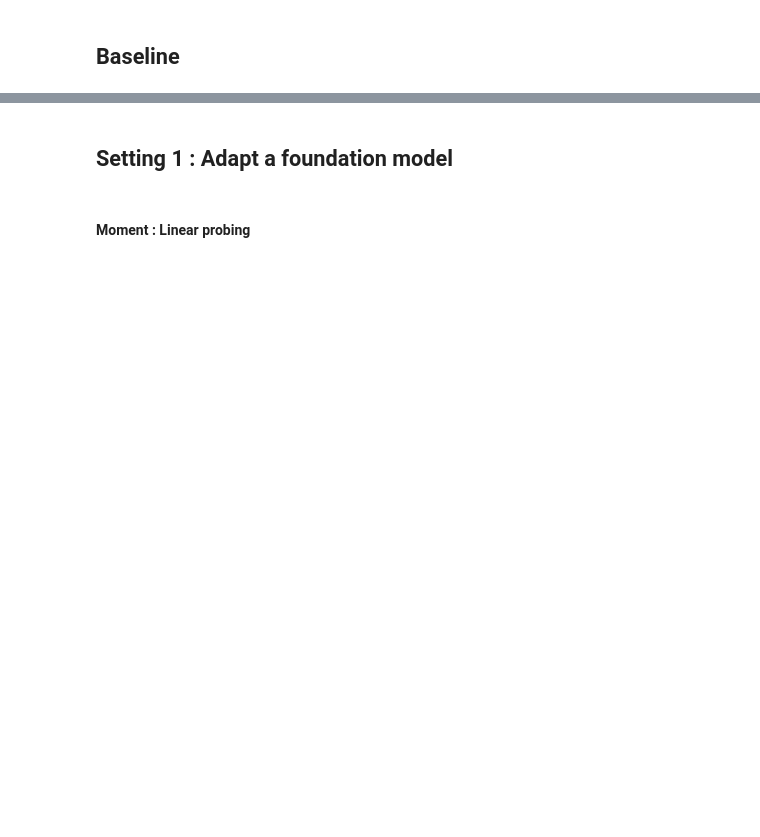
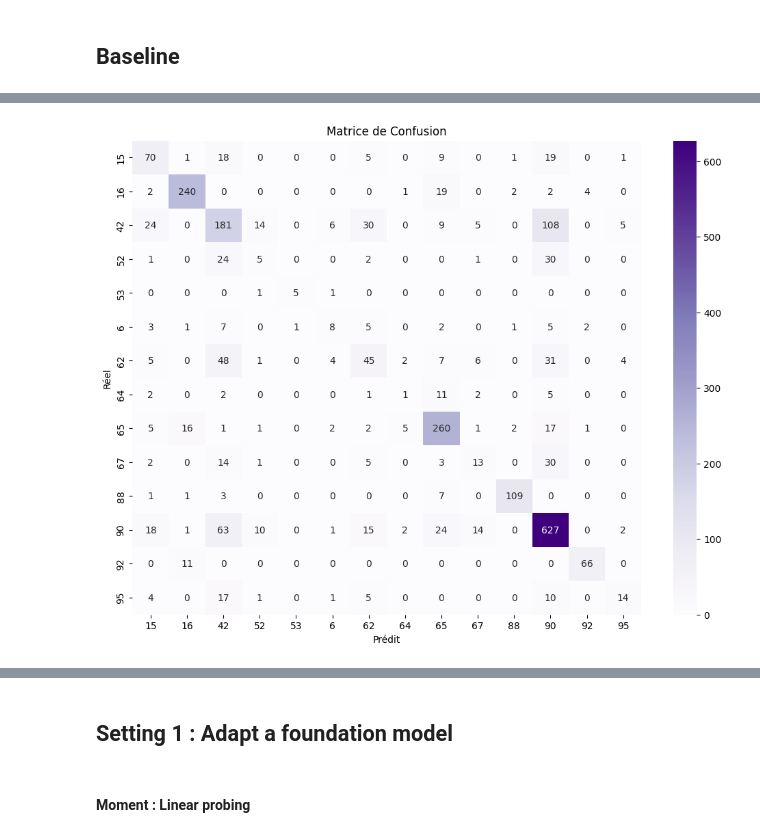
Before and after one commit to scartriche/lsst-moment-classification, a Jupyter notebook: time-series-project.ipynb, the cells around one changed output, grey strips where cells are left out. Cells and saved outputs as stored; diff of their text form; code cells hidden in the pictures; blank space fills up the shorter version.

```diff
--- a/time-series-project.ipynb
+++ b/time-series-project.ipynb
@@ -193,0 +358,24 @@ Début de l'entraînement pour 100 époques...
+# %%
+def run_oracle_experiment(epochs, lr):
+    model = ORACLEModel(n_channels=6, num_classes=num_classes).to(DEVICE)
+    optimizer = torch.optim.Adam(model.parameters(), lr=lr)
+    criterion = nn.CrossEntropyLoss(weight=weights_tensor)
+
+    history = {'train_loss': [], 'test_loss': [], 'train_f1': [], 'test_f1': []}
+
+    for epoch in range(epochs): #
+        tr_loss, tr_acc, tr_f1 = train_and_eval_epoch(model, nn.Identity(), train_loader, optimizer, criterion, False, is_training=True)
+        ts_loss, ts_acc, ts_f1 = train_and_eval_epoch(model, nn.Identity(), test_loader, optimizer, criterion, False, is_training=False)
+
+        history['train_f1'].append(tr_f1)
+        history['test_f1'].append(ts_f1)
+        history['train_loss'].append(tr_loss)
+        history['test_loss'].append(ts_loss)
+
+        if (epoch+1)%5 == 0 :
+            # Affichage identique pour comparer
+            print(f"ORACLE Epoch [{epoch+1}/{epochs}] | Train F1: {tr_f1:.4f} | Test F1: {ts_f1:.4f} | Loss: {tr_loss:.4f}")
+
+    return model, history
+# %%
+oracle_model, oracle_hist = run_oracle_experiment(epochs=100, lr=1e-3)
@@ -193,0 +403,4 @@ Début de l'entraînement pour 100 époques...
+# %%
+plot_confusion_matrix(oracle_model, nn.Identity(), test_loader, le)
+# %% [output]
+[figure, added]
```
Also changed, not shown: parts of 41 cells of this notebook.
